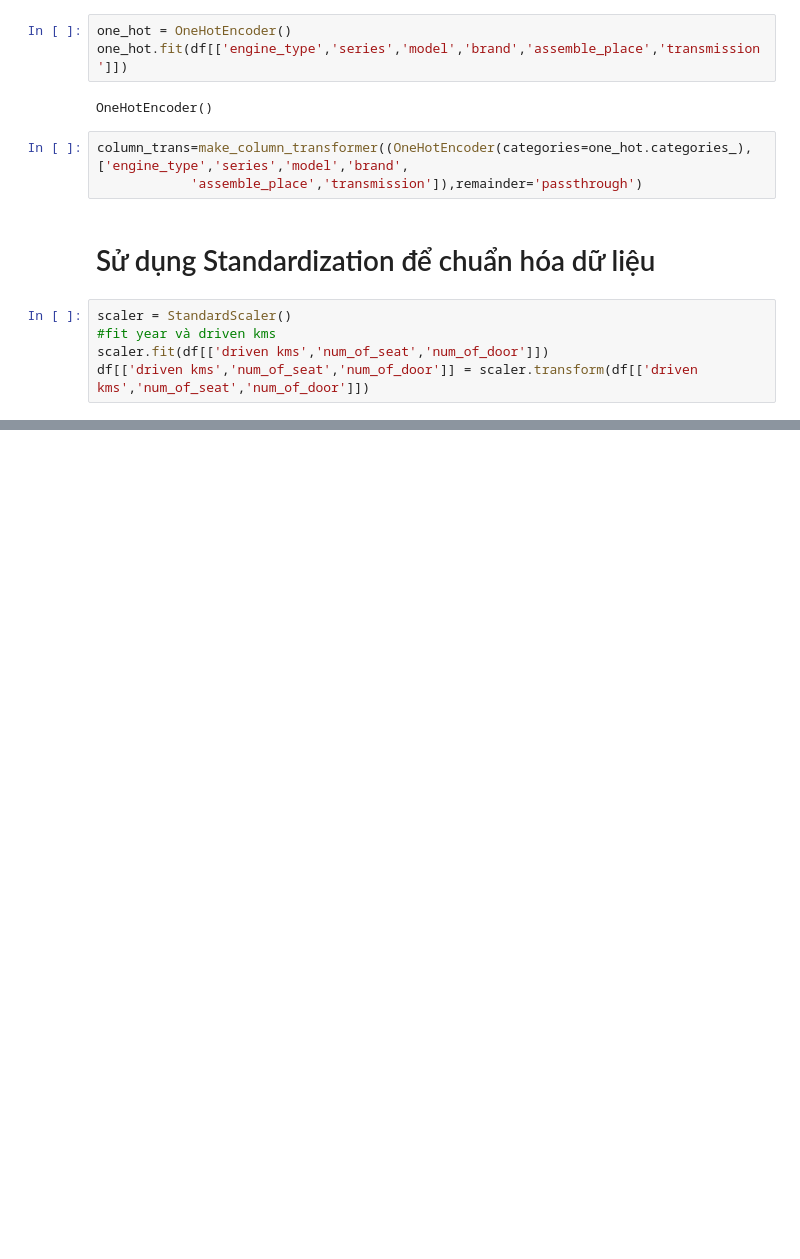
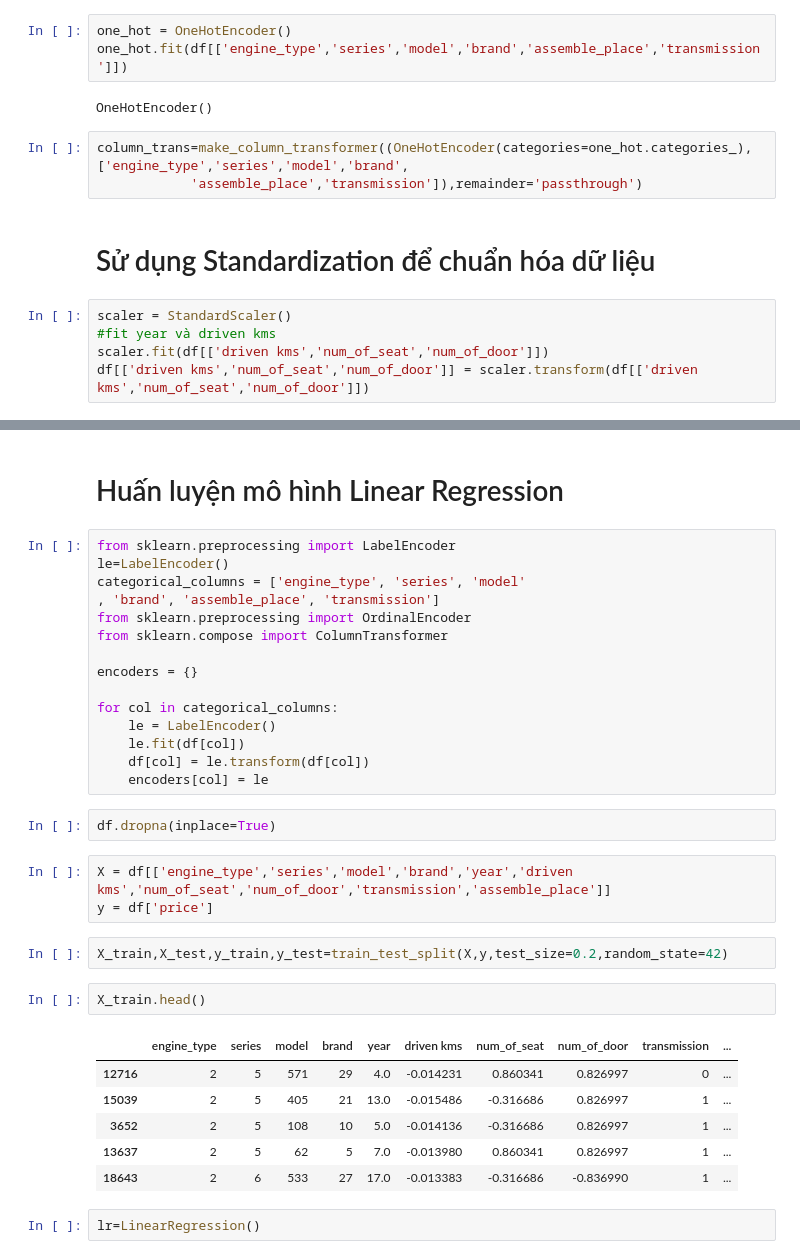
Before and after one commit to docbuoc1029/trainAI_TEST, a Jupyter notebook: train.ipynb, the cells around one changed output, grey strips where cells are left out. Saved outputs shown, nothing was run; the diff lists cells and outputs as text; blank space fills up the shorter version.

```diff
--- a/train.ipynb
+++ b/train.ipynb
@@ -548,0 +589,35 @@ best_rf_model.predict(car[['engine_type','series','model','brand','year','driven
+# %% [markdown]
+# Huấn luyện mô hình Linear Regression
+# %%
+from sklearn.preprocessing import LabelEncoder
+le=LabelEncoder()
+categorical_columns = ['engine_type', 'series', 'model'
+, 'brand', 'assemble_place', 'transmission']
+from sklearn.preprocessing import OrdinalEncoder
+from sklearn.compose import ColumnTransformer
+
+encoders = {}
+
+for col in categorical_columns:
+    le = LabelEncoder()
+    le.fit(df[col])
+    df[col] = le.transform(df[col])
+    encoders[col] = le
+# %%
+df.dropna(inplace=True)
+# %%
+X = df[['engine_type','series','model','brand','year','driven kms','num_of_seat','num_of_door','transmission','assemble_place']]
+y = df['price']
+# %%
+X_train,X_test,y_train,y_test=train_test_split(X,y,test_size=0.2,random_state=42)
+# %%
+X_train.head()
+# %% [output]
+|  | engine_type | series | model | brand | year | driven kms | num_of_seat | num_of_door | transmission | ... |
+| 12716 | 2 | 5 | 571 | 29 | 4.0 | -0.014231 | 0.860341 | 0.826997 | 0 | ... |
+| 15039 | 2 | 5 | 405 | 21 | 13.0 | -0.015486 | -0.316686 | 0.826997 | 1 | ... |
+| 3652 | 2 | 5 | 108 | 10 | 5.0 | -0.014136 | -0.316686 | 0.826997 | 1 | ... |
+| 13637 | 2 | 5 | 62 | 5 | 7.0 | -0.013980 | 0.860341 | 0.826997 | 1 | ... |
+| 18643 | 2 | 6 | 533 | 27 | 17.0 | -0.013383 | -0.316686 | -0.836990 | 1 | ... |
+# %%
+lr=LinearRegression()
```
Also changed, not shown: parts of 53 cells of this notebook.
